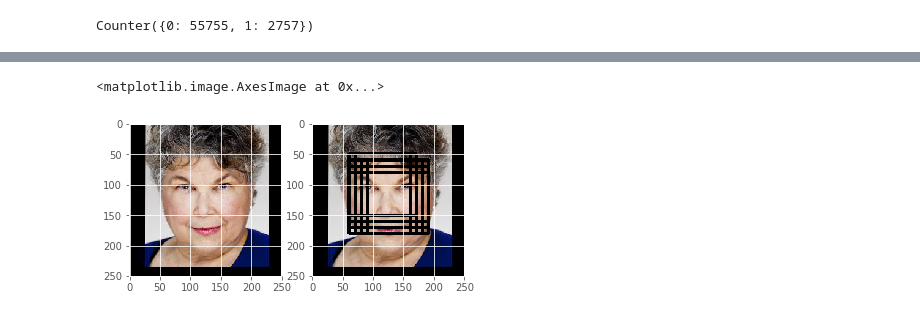
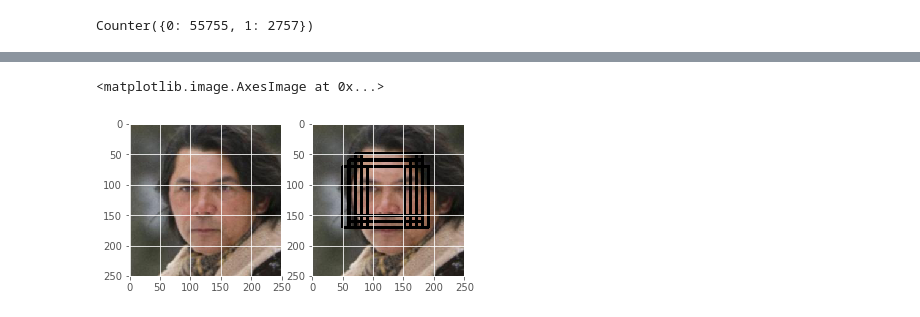
Before and after one commit to jiuzhangjiangzuo/Lesson1_simple_face, a Jupyter notebook: pre_CNN/HOG.ipynb, the cells around one changed output, grey strips where cells are left out. Cells and saved outputs as stored; diff of their text form; code cells hidden in the pictures.

```diff
--- a/pre_CNN/HOG.ipynb
+++ b/pre_CNN/HOG.ipynb
@@ -223,21 +320,21 @@ metrics.auc(fpr, tpr)
 # %%
 
-sample_image = np.copy(IM_test[23])
+sample_image = np.copy(IM_test[0])
 plt.subplot(1,2,1)
 plt.imshow(sample_image)
 for i in range(0,250 - 100,10):
     for j in range(0,250 - 100,10):
         one_feature = extrace_feature(sample_image[i:i + 100,j:j + 100])
         one_feature = np.nan_to_num(one_feature,0)
         result = svm_model.predict_proba([one_feature])
         #print(result)
         if result[0][1] > 0.5:
             cv2.rectangle(sample_image,(i,j),(i + 100,j + 100),(0,0,0),3)
 plt.subplot(1,2,2)
 plt.imshow(sample_image)
 # %% [output]
 <matplotlib.image.AxesImage at 0x...>
-[figure, old version]
+[figure, new version]
 # %%
 result
 # %% [output]
```
Also changed, not shown: parts of 42 cells of this notebook, 4 other files.
